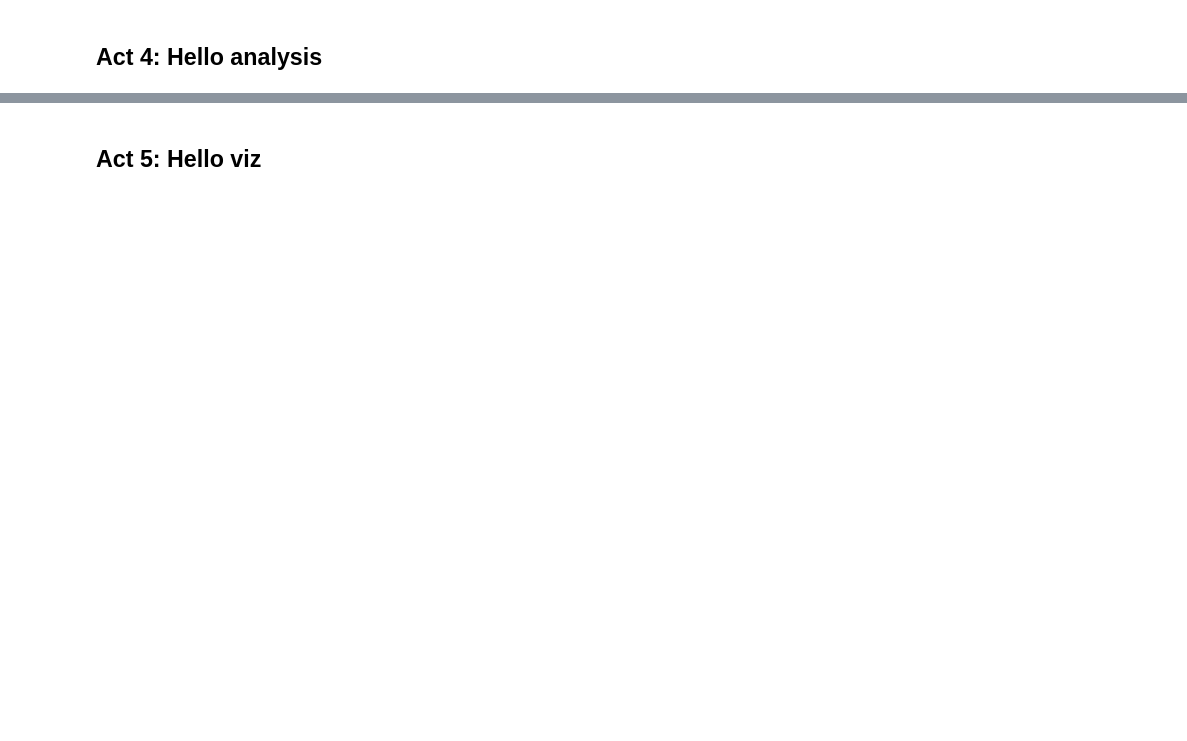
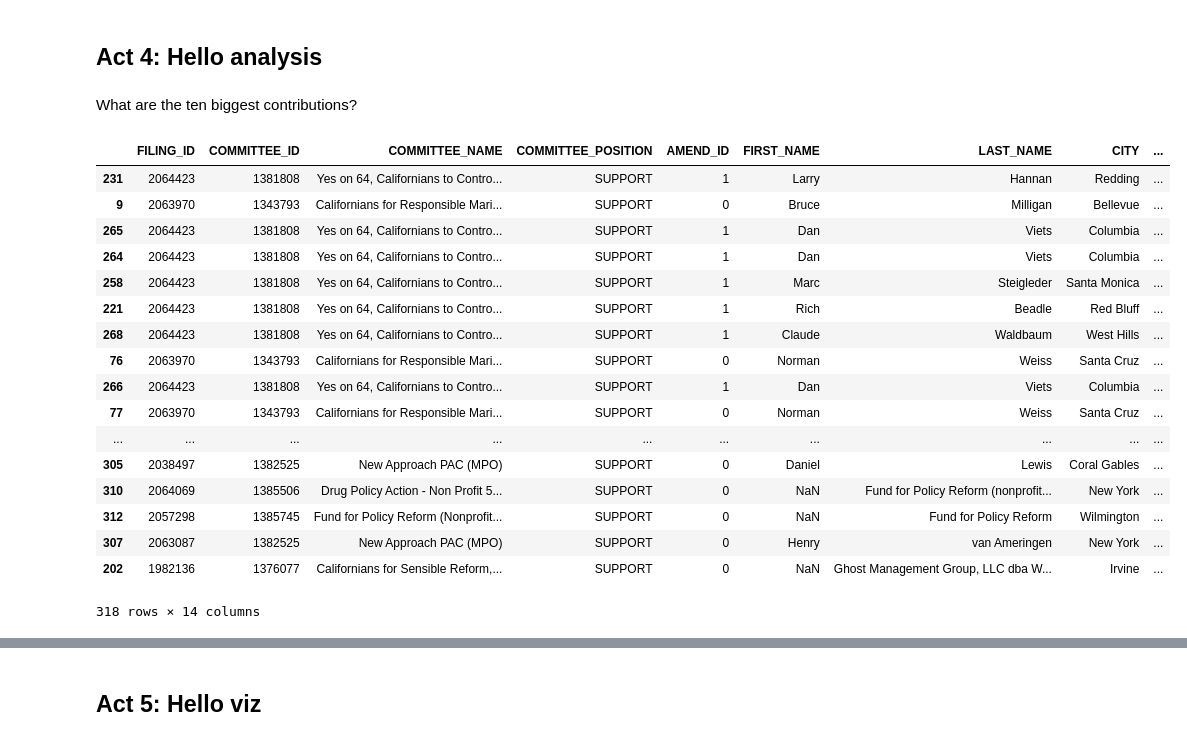
Before and after one commit to palewire/python-calaccess-notebooks, a Jupyter notebook: first-python-notebook.ipynb, the cells around one changed output, grey strips where cells are left out. Cells and saved outputs as stored; diff of their text form; code cells hidden in the pictures; blank space fills up the shorter version.

```diff
--- a/first-python-notebook.ipynb
+++ b/first-python-notebook.ipynb
@@ -316,0 +326,23 @@ print len(table.rows)
+# %% [markdown]
+What are the ten biggest contributions?
+# %%
+table.sort_values("AMOUNT")
+# %% [output]
+|  | FILING_ID | COMMITTEE_ID | COMMITTEE_NAME | COMMITTEE_POSITION | AMEND_ID | FIRST_NAME | LAST_NAME | CITY | ... |
+| 231 | 2064423 | 1381808 | Yes on 64, Californians to Contro... | SUPPORT | 1 | Larry | Hannan | Redding | ... |
+| 9 | 2063970 | 1343793 | Californians for Responsible Mari... | SUPPORT | 0 | Bruce | Milligan | Bellevue | ... |
+| 265 | 2064423 | 1381808 | Yes on 64, Californians to Contro... | SUPPORT | 1 | Dan | Viets | Columbia | ... |
+| 264 | 2064423 | 1381808 | Yes on 64, Californians to Contro... | SUPPORT | 1 | Dan | Viets | Columbia | ... |
+| 258 | 2064423 | 1381808 | Yes on 64, Californians to Contro... | SUPPORT | 1 | Marc | Steigleder | Santa Monica | ... |
+| 221 | 2064423 | 1381808 | Yes on 64, Californians to Contro... | SUPPORT | 1 | Rich | Beadle | Red Bluff | ... |
+| 268 | 2064423 | 1381808 | Yes on 64, Californians to Contro... | SUPPORT | 1 | Claude | Waldbaum | West Hills | ... |
+| 76 | 2063970 | 1343793 | Californians for Responsible Mari... | SUPPORT | 0 | Norman | Weiss | Santa Cruz | ... |
+| 266 | 2064423 | 1381808 | Yes on 64, Californians to Contro... | SUPPORT | 1 | Dan | Viets | Columbia | ... |
+| 77 | 2063970 | 1343793 | Californians for Responsible Mari... | SUPPORT | 0 | Norman | Weiss | Santa Cruz | ... |
+| ... | ... | ... | ... | ... | ... | ... | ... | ... | ... |
+| 305 | 2038497 | 1382525 | New Approach PAC (MPO) | SUPPORT | 0 | Daniel | Lewis | Coral Gables | ... |
+| 310 | 2064069 | 1385506 | Drug Policy Action - Non Profit 5... | SUPPORT | 0 | NaN | Fund for Policy Reform (nonprofit... | New York | ... |
+| 312 | 2057298 | 1385745 | Fund for Policy Reform (Nonprofit... | SUPPORT | 0 | NaN | Fund for Policy Reform | Wilmington | ... |
+| 307 | 2063087 | 1382525 | New Approach PAC (MPO) | SUPPORT | 0 | Henry | van Ameringen | New York | ... |
+| 202 | 1982136 | 1376077 | Californians for Sensible Reform,... | SUPPORT | 0 | NaN | Ghost Management Group, LLC dba W... | Irvine | ... |
+318 rows × 14 columns
```
Also changed, not shown: parts of 52 cells of this notebook.
